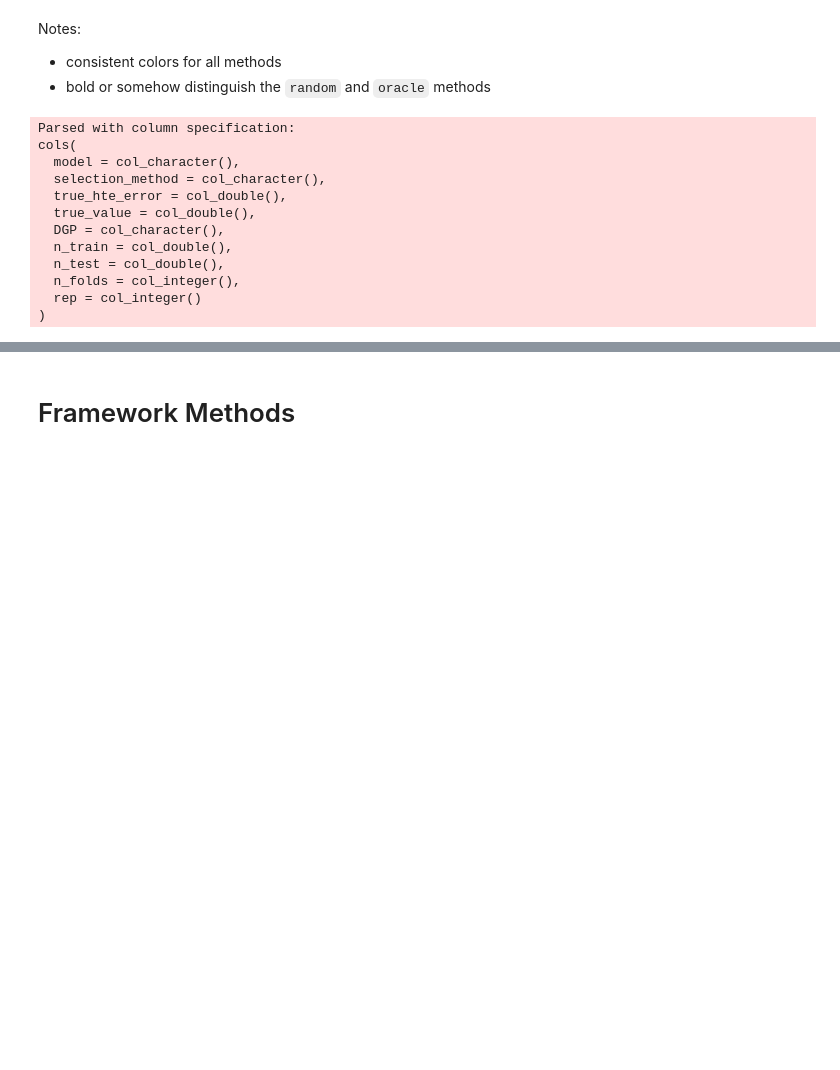
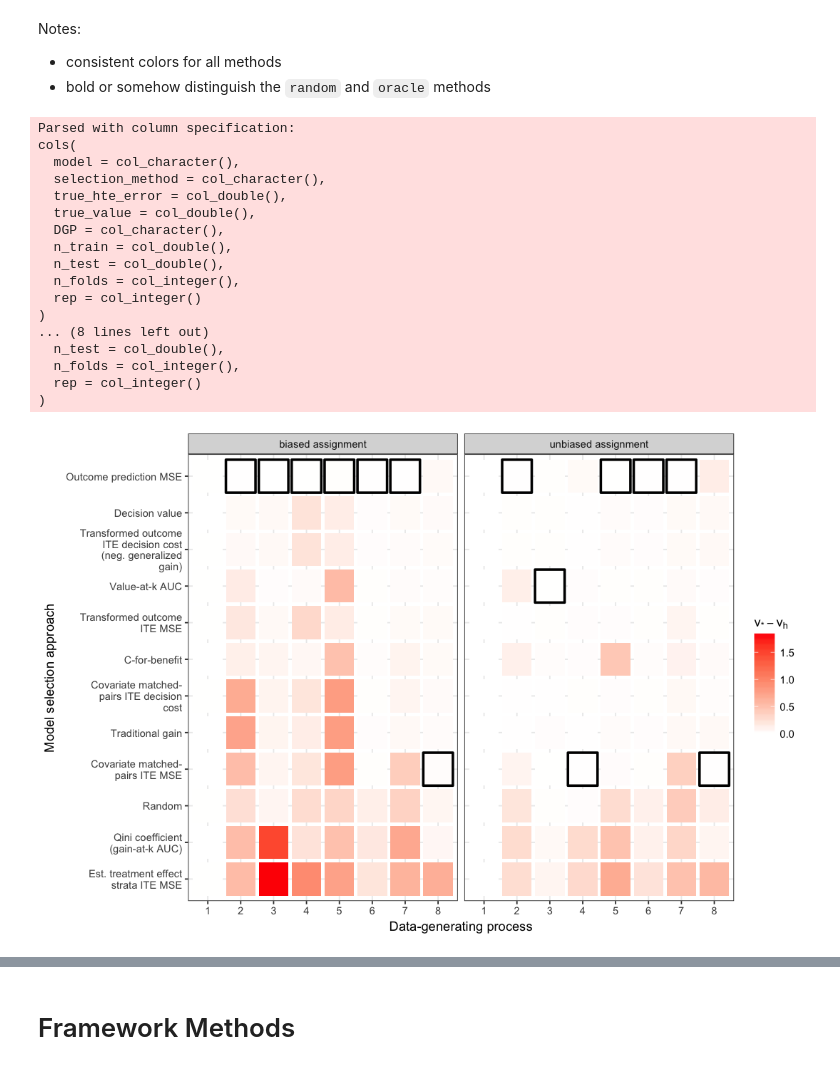
Before and after one commit to som-shahlab/ITE-model-selection, a Jupyter notebook: analyze-experiments.ipynb, the cells around one changed output, grey strips where cells are left out. Saved outputs shown, nothing was run; the diff lists cells and outputs as text; code cells hidden in the pictures; blank space fills up the shorter version.

```diff
--- a/analyze-experiments.ipynb
+++ b/analyze-experiments.ipynb
@@ -8,7 +8,7 @@ library(RColorBrewer)
 library(stringr)
 library(magrittr)
 # %%
-results = read_csv("data/experimental_results_1.csv")
+results = bind_rows(read_csv("data/experimental_results_1.csv"), read_csv("data/experimental_results_2.csv"))
 # %% [output]
 Parsed with column specification:
 cols(
@@ -22,3 +22,8 @@ cols(
   n_folds = col_integer(),
   rep = col_integer()
 )
+... (8 lines left out)
+  n_test = col_double(),
+  n_folds = col_integer(),
+  rep = col_integer()
+)
@@ -24,0 +51,56 @@ cols(
+# %%
+rel_diff = function(error, method, opt_method_name) {
+    return(error - error[method==opt_method_name])
+}
+
+rel = function(error, method, opt_method_name) {
+    return((error - error[method==opt_method_name])/(error[method=="oracle_selector_true_hte_error"] - error[method=="oracle"]))
+}
+# %%
+no_prop_methods = c("random", "match_mse", "match_decision", "gain", "c_benefit", "qini", "value_auc", "est_te_strata", "prediction_error")
+# %%
+options(repr.plot.width=9, repr.plot.height=6)
+
+rank_plot_data = results %>%
+    mutate(assignment = ifelse(str_detect(DGP, "biased"), "biased assignment", "unbiased assignment")) %>%
+    mutate(DGP = str_replace(DGP, "biased_", "")) %>%
+    mutate(DGP = str_replace(DGP, "scenario_", "")) %>%
+    group_by(DGP, assignment, n_folds, rep) %>% # within each simulation, get relative performance per method
+    mutate(rel_true_hte_error = rel_diff(true_hte_error, selection_method, "oracle_selector_true_hte_error"),
+           rel_true_value = rel_diff(true_value, selection_method, "oracle_selector_true_value")) %>%
+    filter((str_detect(selection_method,"_est_prop") & (assignment=="biased assignment")) | # join _est_prop methods
+           (!str_detect(selection_method,"_est_prop") & (assignment=="unbiased assignment")) |
+           selection_method %in% no_prop_methods) %>%
+    mutate(selection_method = str_replace(selection_method, "_est_prop", "")) %>%
+    group_by(DGP, assignment, n_folds, selection_method) %>% # now average over reps within each method
+    summarize(mean_value = mean(rel_true_value, na.rm=T), mean_tmse = mean(rel_true_hte_error, na.rm=T)) %>%
+    ungroup() %>%
+    filter(!str_detect(selection_method, "oracle")) %>%
+    group_by(DGP, assignment, n_folds) %>%
+    mutate(rank_value = rank(mean_value), rank_tmse = rank(mean_tmse)) %>%
+    mutate(best_value = ifelse(rank_value==1, 1, NA), best_tmse=ifelse(rank_tmse==1, 1, NA)) %>%
+    ungroup()
+
+method_order = rank_plot_data %>%
+    group_by(selection_method) %>%
+    summarize(mean_rank = mean(mean_value)) %>%
+    arrange(-mean_rank) %>%
+    pull(selection_method)
+
+rank_plot_data %>%
+    filter(n_folds == 10) %>%
+    mutate(selection_method = factor(selection_method, levels=method_order)) %>%
+ggplot(aes(x=DGP, y=selection_method, fill=mean_value)) +
+    geom_tile(aes(color=!is.na(best_value)), size=1, height=0.9, width=0.9) +
+    scale_color_manual(guide=F, values=c(NA,"black")) +
+#     scale_size_manual(values=sizes) +
+#     geom_point(aes(size=best)) +
+    scale_fill_gradient(name=expression(v[plain("*")] - v[h]), low="white", high="red") +
+    facet_grid(~assignment) +
+    theme_bw() +
+    scale_y_discrete(labels=method_renames) +
+    xlab("Data-generating process") +
+    ylab("Model selection approach")
+ggsave("paper/figures/value-sim-comparison.png", units="in", width=10, height=10)
+# %% [output]
+[figure, added]
```
Also changed, not shown: parts of 15 cells of this notebook, 5 other files.
